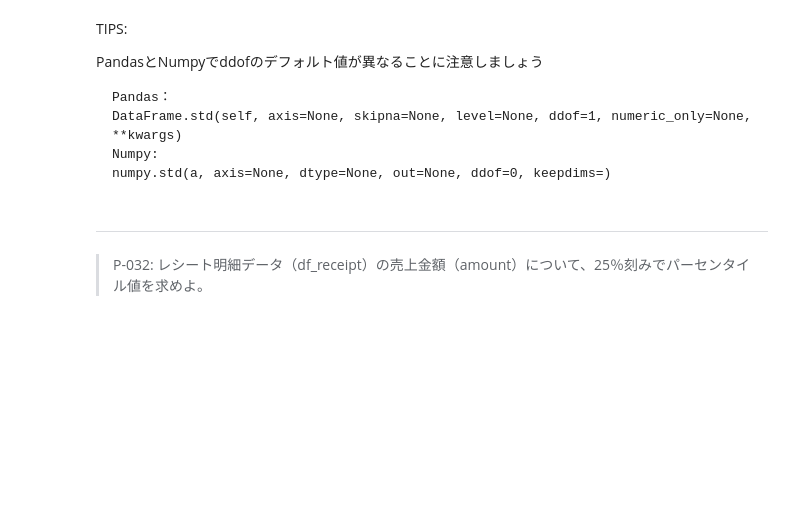
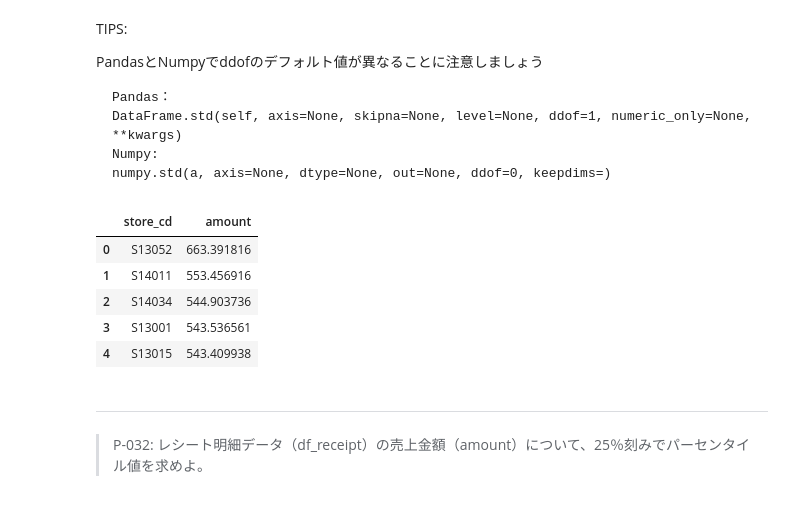
Before and after one commit to kamikami1997/DS100knock, a Jupyter notebook: preprocess_knock_Python_Colab.ipynb, the cells around one changed output. Drawn from its saved outputs; the diff is of its cells as text; code cells hidden in the pictures; blank space fills up the shorter version.

````diff
--- a/preprocess_knock_Python_Colab.ipynb
+++ b/preprocess_knock_Python_Colab.ipynb
@@ -582,6 +582,15 @@ DataFrame.std(self, axis=None, skipna=None, level=None, ddof=1, numeric_only=Non
 Numpy:
 numpy.std(a, axis=None, dtype=None, out=None, ddof=0, keepdims=)
 ```
+# %%
+df_receipt.groupby("store_cd")["amount"].std(ddof=0).sort_values(ascending=False).reset_index().head()
+# %% [output]
+|  | store_cd | amount |
+| 0 | S13052 | 663.391816 |
+| 1 | S14011 | 553.456916 |
+| 2 | S14034 | 544.903736 |
+| 3 | S13001 | 543.536561 |
+| 4 | S13015 | 543.409938 |
 # %% [markdown]
 ---
 > P-032: レシート明細データ（df_receipt）の売上金額（amount）について、25％刻みでパーセンタイル値を求めよ。
````
Also changed, not shown: parts of 5 cells of this notebook.
